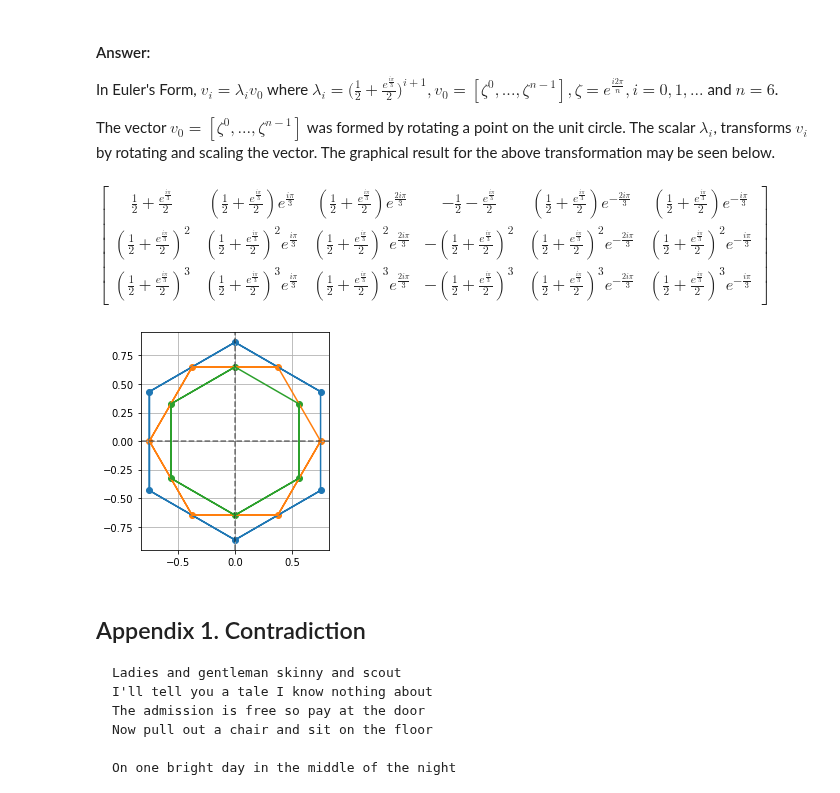
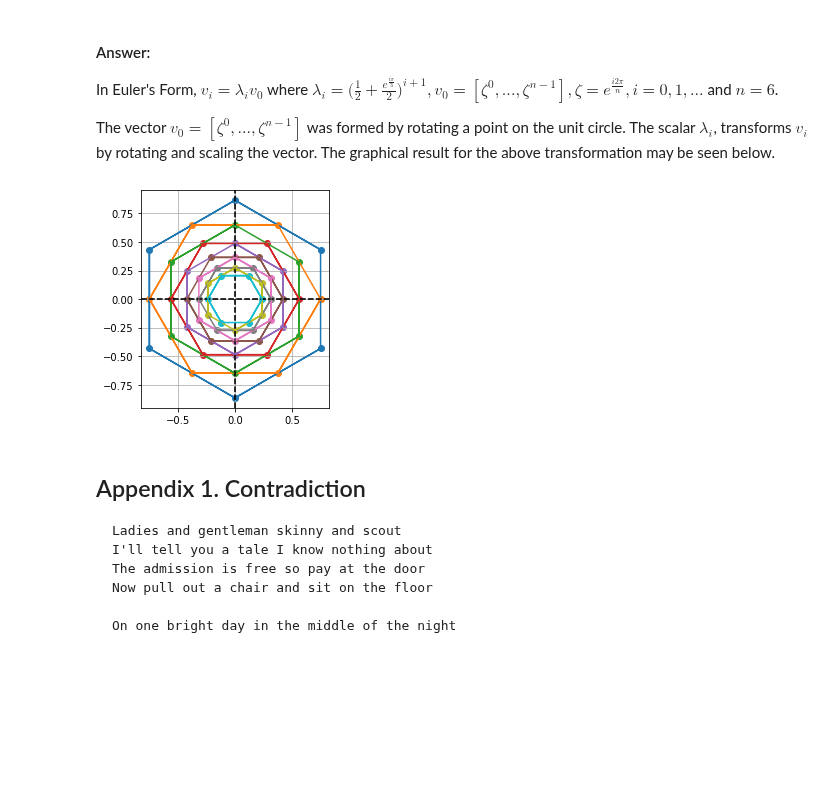
Before and after one commit to fractalclockwork/Math725, a Jupyter notebook: HW/Math725_HW1.ipynb, the cells around one changed output. Cells and saved outputs as stored; diff of their text form; code cells hidden in the pictures; blank space fills up the shorter version.

```diff
--- a/HW/Math725_HW1.ipynb
+++ b/HW/Math725_HW1.ipynb
@@ -153,20 +159,18 @@ def z_plot(z, c=None):
 # %%
 n=6
 zeta = sym.exp(2*sym.I*sym.pi/n)
 lambda_ = (1+zeta)/2
-ss= 3 # how deep
+ss = 10 # how deep
 
 v0 = Matrix([zeta**k for k in range(n)]).T # our vector in C^6
 v  = Matrix([(lambda_**(i+1)*v0) for i in range(ss)]) # this one line does it all
 
 # display our results
-display(v)  # IPython.display is so pretty
-s = v.shape[0]
-for i in range(s):
-    z_plot(np.array((v.row(i)).tolist()).astype(np.complex64)) # Aww Yeah!!!
+#display(v)  # IPython.display is so pretty
+for i in range(v.shape[0]):
+    z_plot(np.array((v.row(i)).tolist()).astype(np.complex64)) # Aww Yeah!!! This is fast.
 # %% [output]
-$\displaystyle \left[\begin{matrix}\frac{1}{2} + \frac{e^{\frac{i \pi}{3}}}{2} & \left(\frac{1}{2} + \frac{e^{\frac{i \pi}{3}}}{2}\right) e^{\frac{i \pi}{3}} & \left(\frac{1}{2} + \frac{e^{\frac{i \pi}{3}}}{2}\right) e^{\frac{2 i \pi}{3}} & - \frac{1}{2} - \frac{e^{\frac{i \pi}{3}}}{2} & \left(\frac{1}{2} + \frac{e^{\frac{i \pi}{3}}}{2}\right) e^{- \frac{2 i \pi}{3}} & \left(\frac{1}{2} + \frac{e^{\frac{i \pi}{3}}}{2}\right) e^{- \frac{i \pi}{3}}\\\left(\frac{1}{2} + \frac{e^{\frac{i \pi}{3}}}{2}\right)^{2} & \left(\frac{1}{2} + \frac{e^{\frac{i \pi}{3}}}{2}\right)^{2} e^{\frac{i \pi}{3}} & \left(\frac{1}{2} + \frac{e^{\frac{i \pi}{3}}}{2}\right)^{2} e^{\frac{2 i \pi}{3}} & - \left(\frac{1}{2} + \frac{e^{\frac{i \pi}{3}}}{2}\right)^{2} & \left(\frac{1}{2} + \frac{e^{\frac{i \pi}{3}}}{2}\right)^{2} e^{- \frac{2 i \pi}{3}} & \left(\frac{1}{2} + \frac{e^{\frac{i \pi}{3}}}{2}\right)^{2} e^{- \frac{i \pi}{3}}\\\left(\frac{1}{2} + \frac{e^{\frac{i \pi}{3}}}{2}\right)^{3} & \left(\frac{1}{2} + \frac{e^{\frac{i \pi}{3}}}{2}\right)^{3} e^{\frac{i \pi}{3}} & \left(\frac{1}{2} + \frac{e^{\frac{i \pi}{3}}}{2}\right)^{3} e^{\frac{2 i \pi}{3}} & - \left(\frac{1}{2} + \frac{e^{\frac{i \pi}{3}}}{2}\right)^{3} & \left(\frac{1}{2} + \frac{e^{\frac{i \pi}{3}}}{2}\right)^{3} e^{- \frac{2 i \pi}{3}} & \left(\frac{1}{2} + \frac{e^{\frac{i \pi}{3}}}{2}\right)^{3} e^{- \frac{i \pi}{3}}\end{matrix}\right]$
-[figure, old version]
+[figure, new version]
 # %% [markdown]
 ## Appendix 1. Contradiction
 
```
Also changed, not shown: parts of 5 cells of this notebook.
